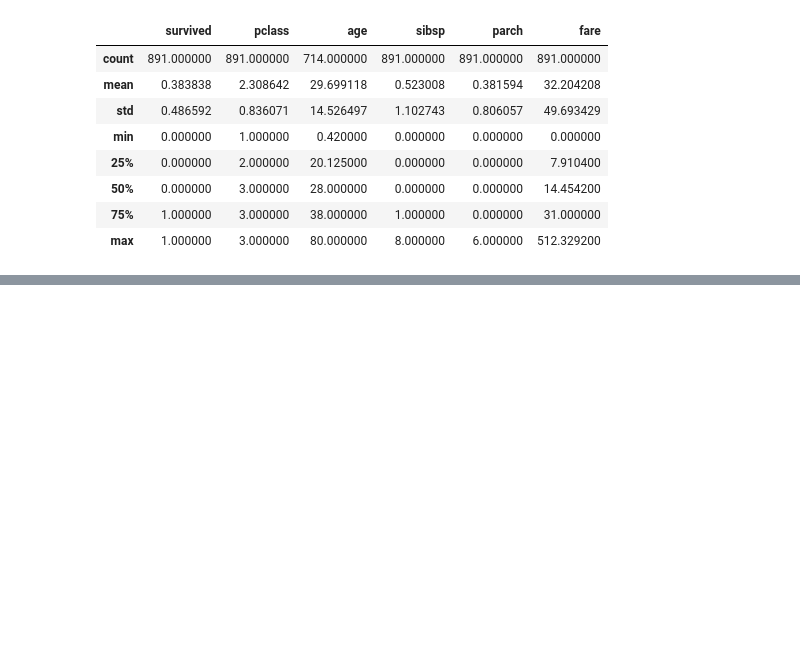
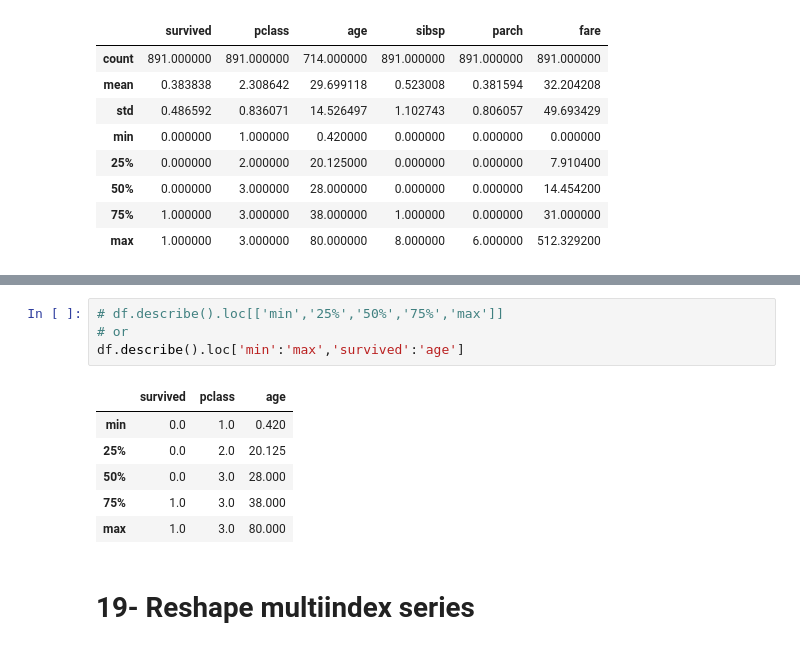
Before and after one commit to UzairHussain193/DataScience_with_Python, a Jupyter notebook: Chilla_2023/pandas_03.ipynb, the cells around one changed output, grey strips where cells are left out. Saved outputs shown, nothing was run; the diff lists cells and outputs as text; blank space fills up the shorter version.

```diff
--- a/Chilla_2023/pandas_03.ipynb
+++ b/Chilla_2023/pandas_03.ipynb
@@ -1024,0 +1053,13 @@ df.describe()
+# %%
+# df.describe().loc[['min','25%','50%','75%','max']]
+# or
+df.describe().loc['min':'max','survived':'age']
+# %% [output]
+|  | survived | pclass | age |
+| min | 0.0 | 1.0 | 0.420 |
+| 25% | 0.0 | 2.0 | 20.125 |
+| 50% | 0.0 | 3.0 | 28.000 |
+| 75% | 1.0 | 3.0 | 38.000 |
+| max | 1.0 | 3.0 | 80.000 |
+# %% [markdown]
+# 19- Reshape multiindex series
```
Also changed, not shown: parts of 12 cells of this notebook, 1 other file.
